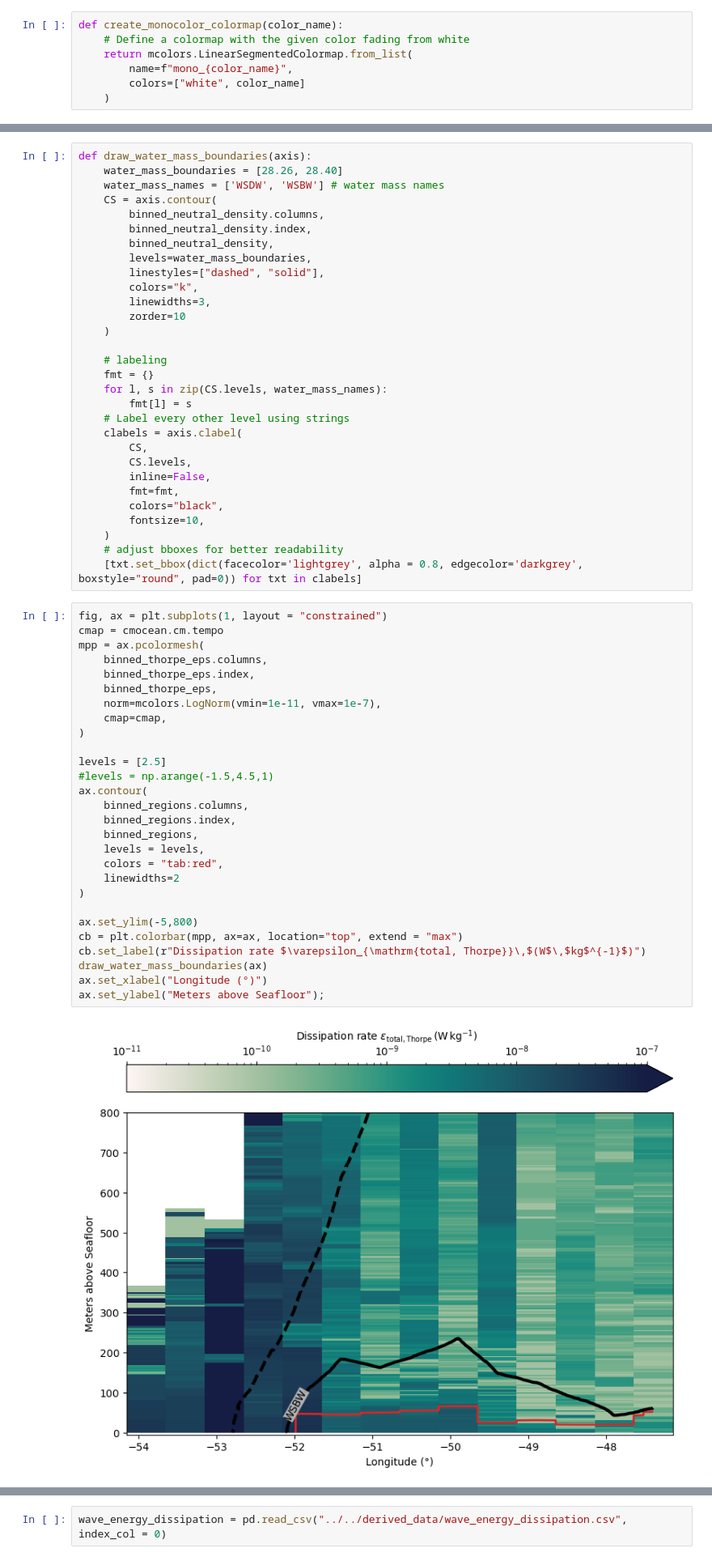
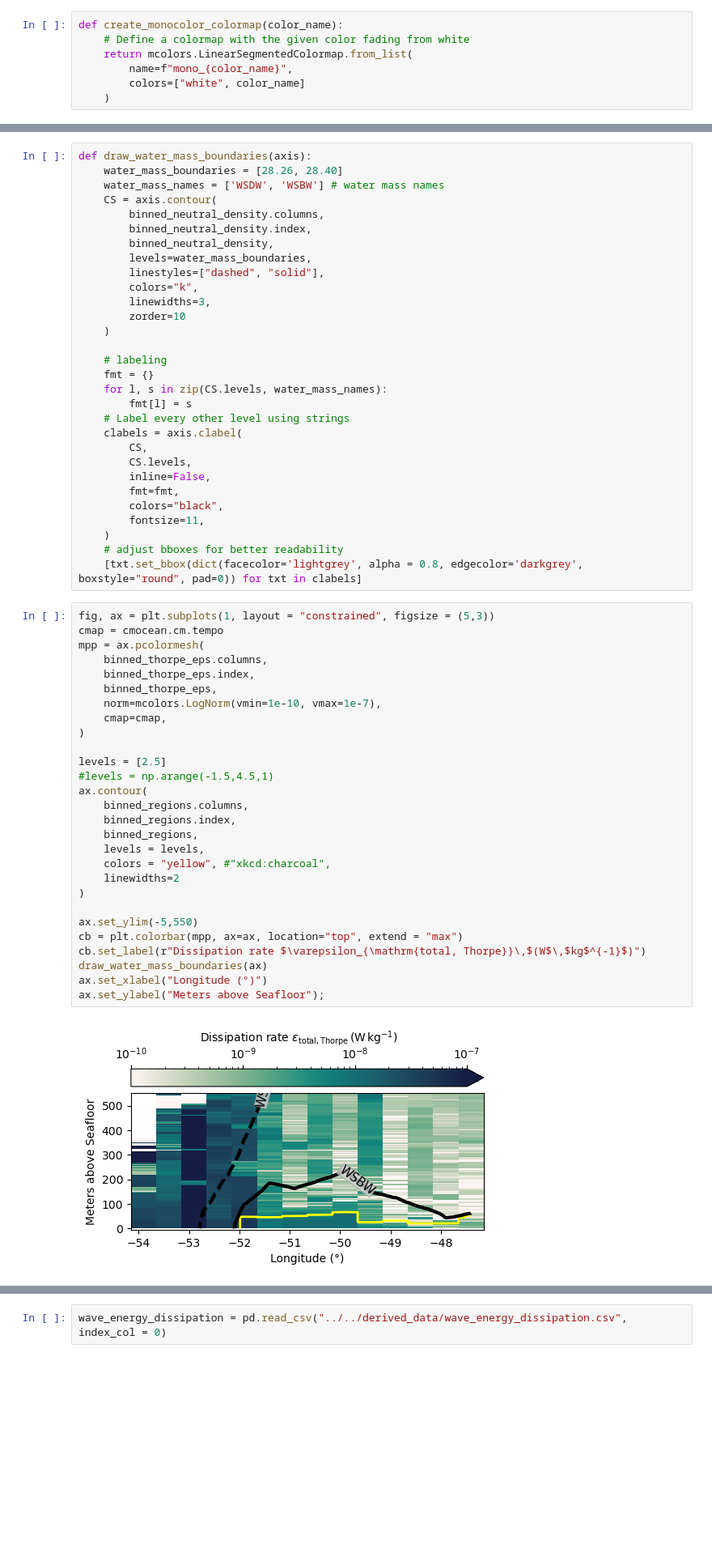
Before and after one commit to opinner/Pinner_et_al_2024, a Jupyter notebook: scripts/thorpe_scales/Thorpe_scales_in_depth.ipynb, the cells around one changed output, grey strips where cells are left out. Shown: that part at 81% size. Drawn from its saved outputs; the diff is of its cells as text; blank space fills up the shorter version.

Commit message:
improved figure

```diff
--- a/scripts/thorpe_scales/Thorpe_scales_in_depth.ipynb
+++ b/scripts/thorpe_scales/Thorpe_scales_in_depth.ipynb
@@ -610,40 +610,40 @@ def draw_water_mass_boundaries(axis):
         inline=False,
         fmt=fmt,
         colors="black",
-        fontsize=10,
+        fontsize=11,
     )
     # adjust bboxes for better readability
     [txt.set_bbox(dict(facecolor='lightgrey', alpha = 0.8, edgecolor='darkgrey', boxstyle="round", pad=0)) for txt in clabels]
 # %%
-fig, ax = plt.subplots(1, layout = "constrained")
+fig, ax = plt.subplots(1, layout = "constrained", figsize = (5,3))
 cmap = cmocean.cm.tempo
 mpp = ax.pcolormesh(
     binned_thorpe_eps.columns,
     binned_thorpe_eps.index,
     binned_thorpe_eps,
-    norm=mcolors.LogNorm(vmin=1e-11, vmax=1e-7),
+    norm=mcolors.LogNorm(vmin=1e-10, vmax=1e-7),
     cmap=cmap,
 )
 
 levels = [2.5]
 #levels = np.arange(-1.5,4.5,1)
 ax.contour(
     binned_regions.columns,
     binned_regions.index,
     binned_regions,
     levels = levels,
-    colors = "tab:red",
+    colors = "yellow", #"xkcd:charcoal",
     linewidths=2
 )
 
-ax.set_ylim(-5,800)
+ax.set_ylim(-5,550)
 cb = plt.colorbar(mpp, ax=ax, location="top", extend = "max")
 cb.set_label(r"Dissipation rate $\varepsilon_{\mathrm{total, Thorpe}}\,$(W$\,$kg$^{-1}$)")
 draw_water_mass_boundaries(ax)
 ax.set_xlabel("Longitude (°)")
 ax.set_ylabel("Meters above Seafloor");
 # %% [output]
-[figure, old version]
+[figure, new version]
 # %%
 # cut to only cover the core of the gravity current
 vertical_eps_df = eps_df.drop(eps_df.columns[eps_df.columns < -51.5], axis="columns")
```
Also changed, not shown: parts of 1 cell of this notebook.
